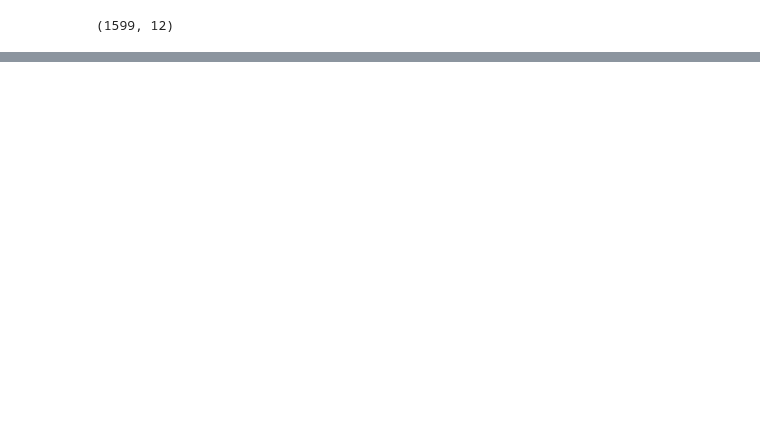
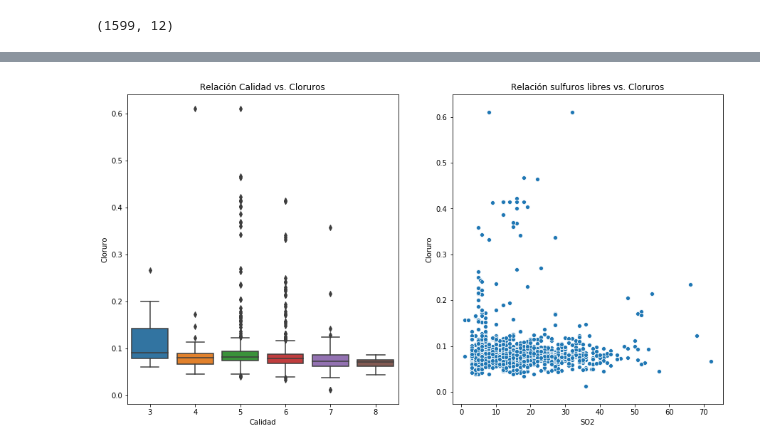
Before and after one commit to ElSeaCL/kaggle_redwine, a Jupyter notebook: code/red_wine_EDA.ipynb, the cells around one changed output, grey strips where cells are left out. Saved outputs shown, nothing was run; the diff lists cells and outputs as text; code cells hidden in the pictures; blank space fills up the shorter version.

```diff
--- a/code/red_wine_EDA.ipynb
+++ b/code/red_wine_EDA.ipynb
@@ -69,0 +201,14 @@ df_total.isnull()
+# %%
+fig, ax = plt.subplots(1, 2, figsize=(15,8))
+
+sns.boxplot(x='quality', y='chlorides', data=df_total, ax=ax[0])
+ax[0].set_title('Relación Calidad vs. Cloruros')
+ax[0].set_xlabel('Calidad')
+ax[0].set_ylabel('Cloruro')
+
+sns.scatterplot(x='free sulfur dioxide', y='chlorides', data=df_total, ax=ax[1])
+ax[1].set_title('Relación sulfuros libres vs. Cloruros')
+ax[1].set_xlabel('SO2')
+ax[1].set_ylabel('Cloruro');
+# %% [output]
+[figure, added]
```
Also changed, not shown: parts of 63 cells of this notebook.
